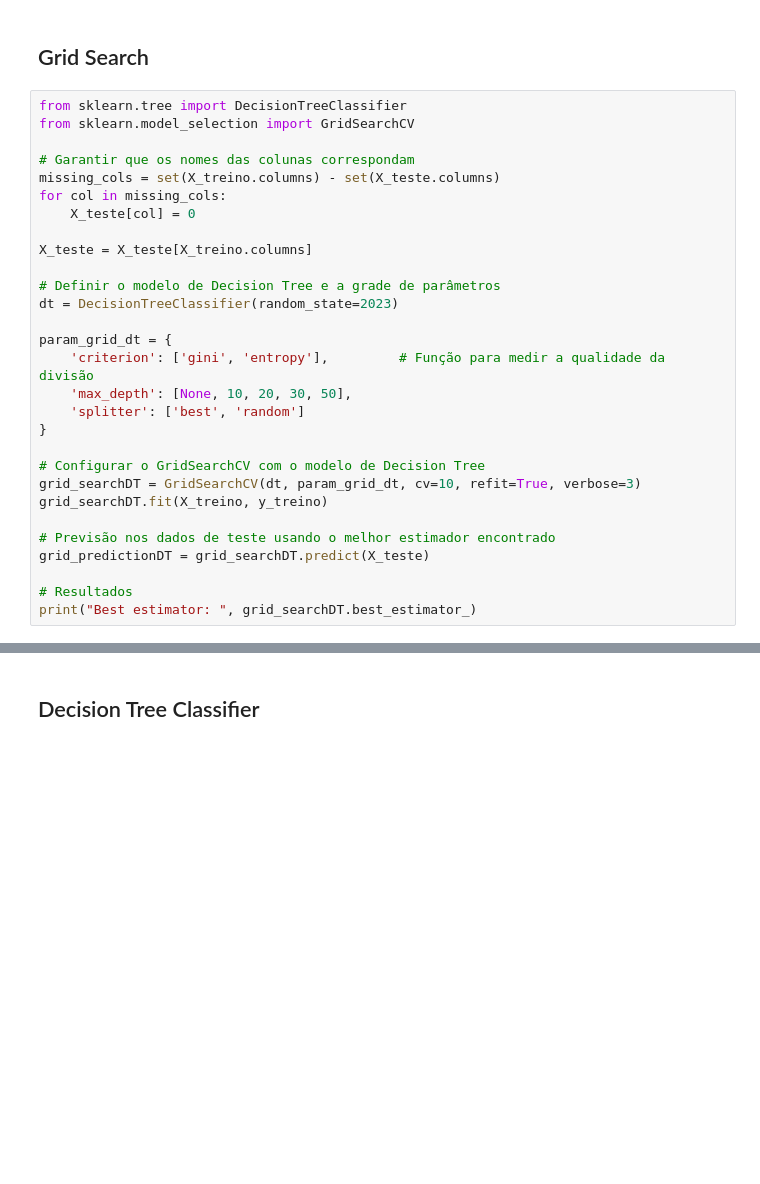
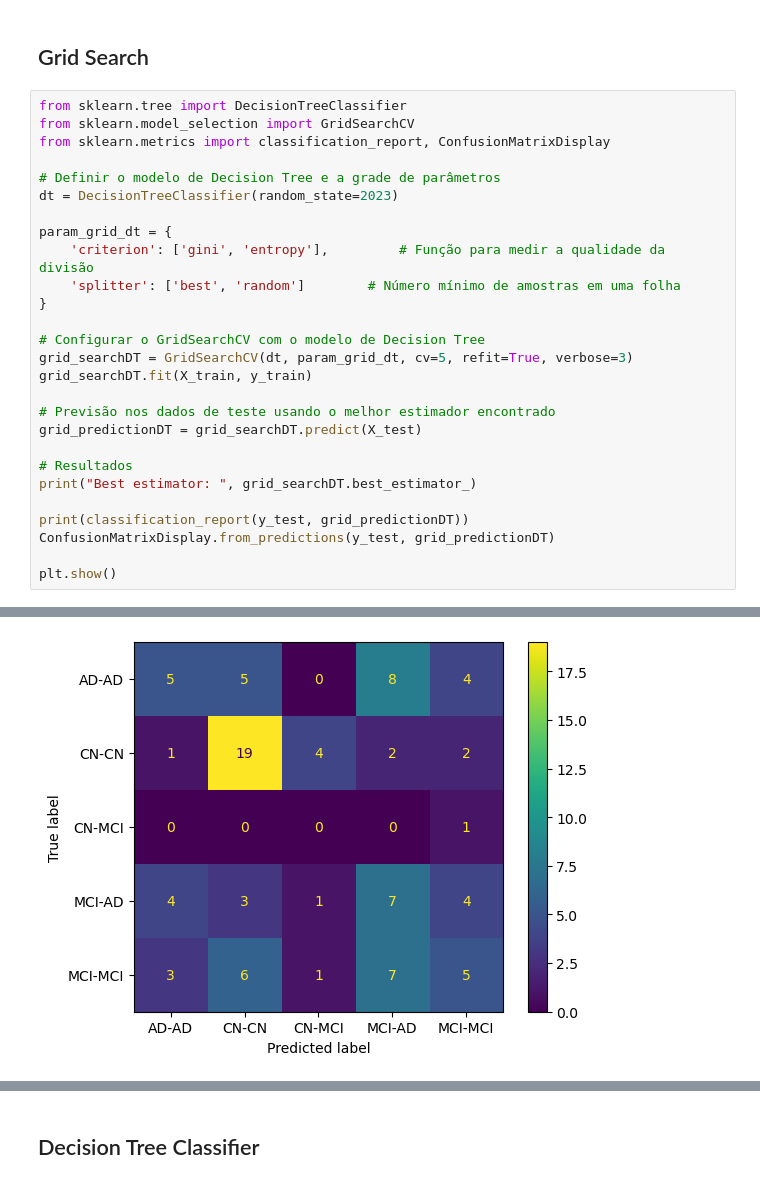
Before and after one commit to Pedrosilva03/daa-projeto, a Jupyter notebook: task2/hippo_decision_tree.ipynb, the cells around one changed output, grey strips where cells are left out. Saved outputs shown, nothing was run; the diff lists cells and outputs as text; blank space fills up the shorter version.

```diff
--- a/task2/hippo_decision_tree.ipynb
+++ b/task2/hippo_decision_tree.ipynb
@@ -149,30 +95,28 @@ X_teste_normalize = data_teste_normalize
 # %%
 from sklearn.tree import DecisionTreeClassifier
 from sklearn.model_selection import GridSearchCV
-
-# Garantir que os nomes das colunas correspondam
-missing_cols = set(X_treino.columns) - set(X_teste.columns)
-for col in missing_cols:
-    X_teste[col] = 0
-
-X_teste = X_teste[X_treino.columns]
+from sklearn.metrics import classification_report, ConfusionMatrixDisplay
 
 # Definir o modelo de Decision Tree e a grade de parâmetros
 dt = DecisionTreeClassifier(random_state=2023)
 
 param_grid_dt = {
     'criterion': ['gini', 'entropy'],         # Função para medir a qualidade da divisão
-    'max_depth': [None, 10, 20, 30, 50],
-    'splitter': ['best', 'random']
+    'splitter': ['best', 'random']        # Número mínimo de amostras em uma folha
 }
 
 # Configurar o GridSearchCV com o modelo de Decision Tree
-grid_searchDT = GridSearchCV(dt, param_grid_dt, cv=10, refit=True, verbose=3)
-grid_searchDT.fit(X_treino, y_treino)
+grid_searchDT = GridSearchCV(dt, param_grid_dt, cv=5, refit=True, verbose=3)
+grid_searchDT.fit(X_train, y_train)
 
 # Previsão nos dados de teste usando o melhor estimador encontrado
-grid_predictionDT = grid_searchDT.predict(X_teste)
+grid_predictionDT = grid_searchDT.predict(X_test)
 
 # Resultados
 print("Best estimator: ", grid_searchDT.best_estimator_)
+
+print(classification_report(y_test, grid_predictionDT))
+ConfusionMatrixDisplay.from_predictions(y_test, grid_predictionDT)
+
+plt.show()
 # %% [output]
@@ -195,0 +140 @@ Best estimator:  DecisionTreeClassifier(max_depth=10, random_state=2023)
+[figure, added]
```
Also changed, not shown: parts of 18 cells of this notebook, 10 other files.
